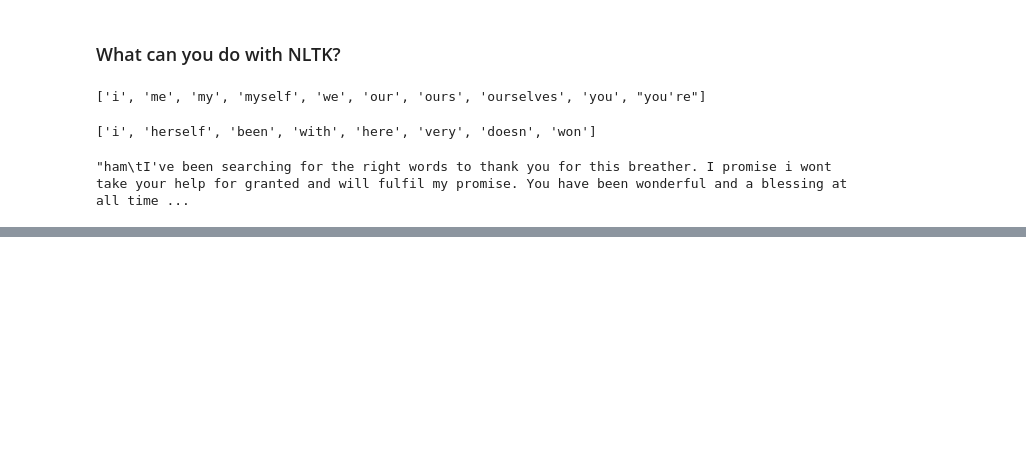
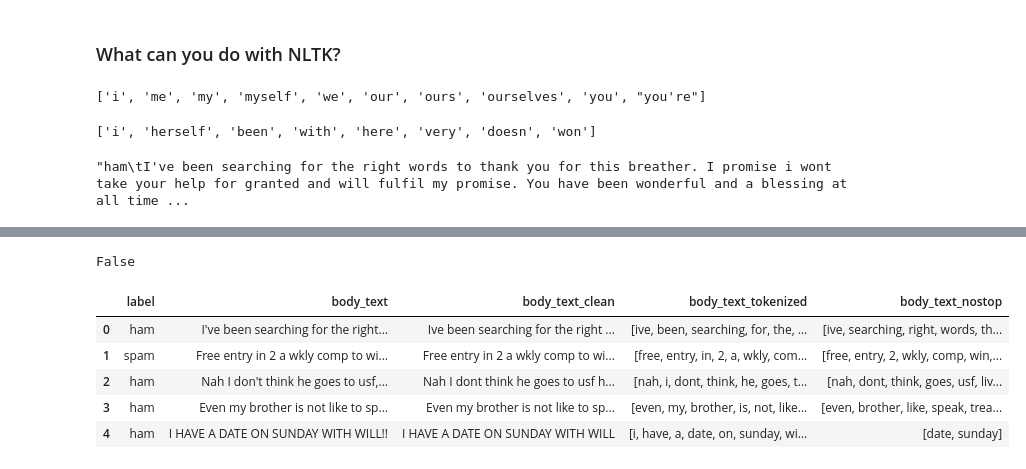
Before and after one commit to onlyabhilash/NLP, a Jupyter notebook: NLP_lk/01.ipynb, the cells around one changed output, grey strips where cells are left out. Saved outputs shown, nothing was run; the diff lists cells and outputs as text; code cells hidden in the pictures; blank space fills up the shorter version.

```diff
--- a/NLP_lk/01.ipynb
+++ b/NLP_lk/01.ipynb
@@ -43,0 +310,8 @@ rawData[0:500]
+# %%
+import pandas as pd
+pd.set_option('display.max_colwidth', 100)
+
+data = pd.read_csv("SMSSpamCollection.tsv", sep='\t', header=None)
+data.columns = ['label', 'body_text']
+
+data.head()
@@ -43,0 +351,7 @@ rawData[0:500]
+# %%
+def remove_punct(text):
+    text_nopunct = "".join([char for char in text if char not in string.punctuation])
+    return text_nopunct
+
+data['body_text_clean'] = data['body_text'].apply(lambda x: remove_punct(x))
+data.head()
@@ -43,0 +367,10 @@ rawData[0:500]
+# %%
+import re
+
+def tokenize(text):
+    tokens = re.split('\W+', text)
+    return tokens
+
+data['body_text_tokenized'] = data['body_text_clean'].apply(lambda x: tokenize(x.lower()))
+
+data.head()
@@ -43,0 +384,23 @@ rawData[0:500]
+# %%
+'NLP' == 'nlp'
+# %% [output]
+False
+# %%
+import nltk
+
+stopword = nltk.corpus.stopwords.words('english')
+# %%
+def remove_stopwords(tokenized_list):
+    text = [word for word in tokenized_list if word not in stopword]
+    return text
+
+data['body_text_nostop'] = data['body_text_tokenized'].apply(lambda x: remove_stopwords(x))
+
+data.head()
+# %% [output]
+|  | label | body_text | body_text_clean | body_text_tokenized | body_text_nostop |
+| 0 | ham | I've been searching for the right... | Ive been searching for the right ... | [ive, been, searching, for, the, ... | [ive, searching, right, words, th... |
+| 1 | spam | Free entry in 2 a wkly comp to wi... | Free entry in 2 a wkly comp to wi... | [free, entry, in, 2, a, wkly, com... | [free, entry, 2, wkly, comp, win,... |
+| 2 | ham | Nah I don't think he goes to usf,... | Nah I dont think he goes to usf h... | [nah, i, dont, think, he, goes, t... | [nah, dont, think, goes, usf, liv... |
+| 3 | ham | Even my brother is not like to sp... | Even my brother is not like to sp... | [even, my, brother, is, not, like... | [even, brother, like, speak, trea... |
+| 4 | ham | I HAVE A DATE ON SUNDAY WITH WILL!! | I HAVE A DATE ON SUNDAY WITH WILL | [i, have, a, date, on, sunday, wi... | [date, sunday] |
```
Also changed, not shown: parts of 43 cells of this notebook, 3 other files.
